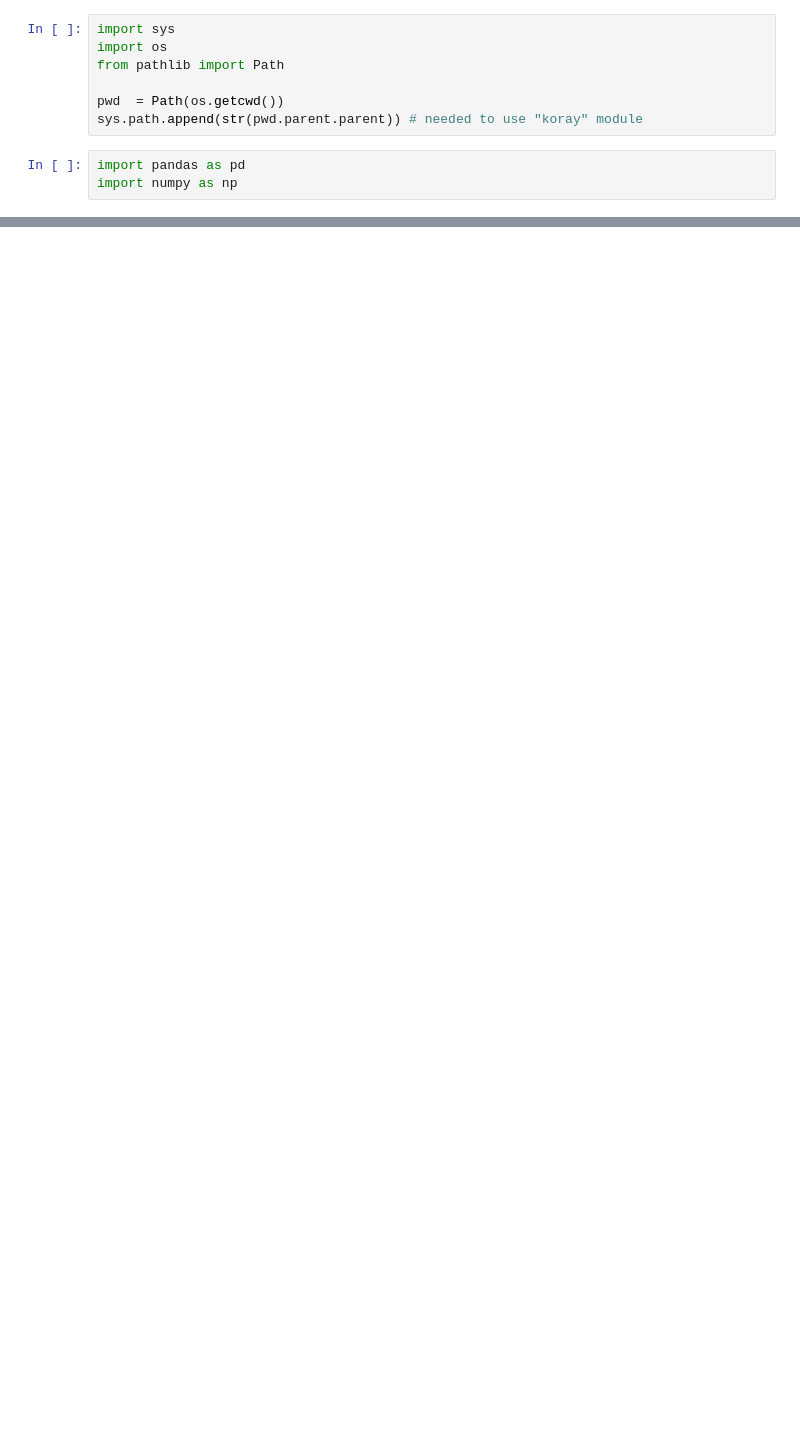
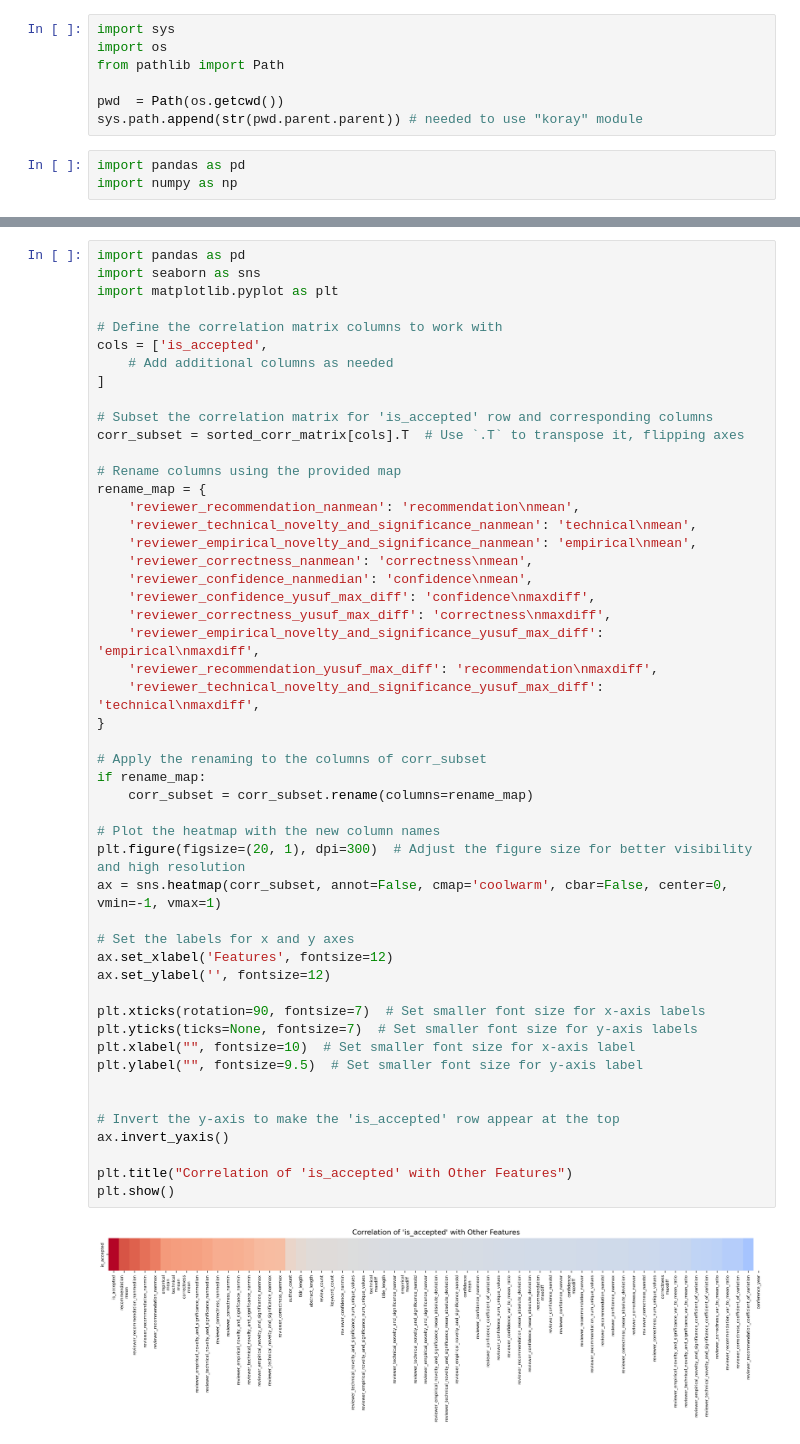
Before and after one commit to halilfarukkaragoz/data-literacy-group16, a Jupyter notebook: koray/notebooks/distribution-of-features.ipynb, the cells around one changed output, grey strips where cells are left out. Cells and saved outputs as stored; diff of their text form; blank space fills up the shorter version.

```diff
--- a/koray/notebooks/distribution-of-features.ipynb
+++ b/koray/notebooks/distribution-of-features.ipynb
@@ -153,0 +393,52 @@ plt.show()
+# %%
+import pandas as pd
+import seaborn as sns
+import matplotlib.pyplot as plt
+
+# Define the correlation matrix columns to work with
+cols = ['is_accepted',
+    # Add additional columns as needed
+]
+
+# Subset the correlation matrix for 'is_accepted' row and corresponding columns
+corr_subset = sorted_corr_matrix[cols].T  # Use `.T` to transpose it, flipping axes
+
+# Rename columns using the provided map
+rename_map = {
+    'reviewer_recommendation_nanmean': 'recommendation\nmean',
+    'reviewer_technical_novelty_and_significance_nanmean': 'technical\nmean',
+    'reviewer_empirical_novelty_and_significance_nanmean': 'empirical\nmean',
+    'reviewer_correctness_nanmean': 'correctness\nmean',
+    'reviewer_confidence_nanmedian': 'confidence\nmean',
+    'reviewer_confidence_yusuf_max_diff': 'confidence\nmaxdiff',
+    'reviewer_correctness_yusuf_max_diff': 'correctness\nmaxdiff',
+    'reviewer_empirical_novelty_and_significance_yusuf_max_diff': 'empirical\nmaxdiff',
+    'reviewer_recommendation_yusuf_max_diff': 'recommendation\nmaxdiff',
+    'reviewer_technical_novelty_and_significance_yusuf_max_diff': 'technical\nmaxdiff',
+}
+
+# Apply the renaming to the columns of corr_subset
+if rename_map:
+    corr_subset = corr_subset.rename(columns=rename_map)
+
+# Plot the heatmap with the new column names
+plt.figure(figsize=(20, 1), dpi=300)  # Adjust the figure size for better visibility and high resolution
+ax = sns.heatmap(corr_subset, annot=False, cmap='coolwarm', cbar=False, center=0, vmin=-1, vmax=1)
+
+# Set the labels for x and y axes
+ax.set_xlabel('Features', fontsize=12)
+ax.set_ylabel('', fontsize=12)
+
+plt.xticks(rotation=90, fontsize=7)  # Set smaller font size for x-axis labels
+plt.yticks(ticks=None, fontsize=7)  # Set smaller font size for y-axis labels
+plt.xlabel("", fontsize=10)  # Set smaller font size for x-axis label
+plt.ylabel("", fontsize=9.5)  # Set smaller font size for y-axis label
+
+
+# Invert the y-axis to make the 'is_accepted' row appear at the top
+ax.invert_yaxis()
+
+plt.title("Correlation of 'is_accepted' with Other Features")
+plt.show()
+# %% [output]
+[figure, added]
```
Also changed, not shown: parts of 9 cells of this notebook.
